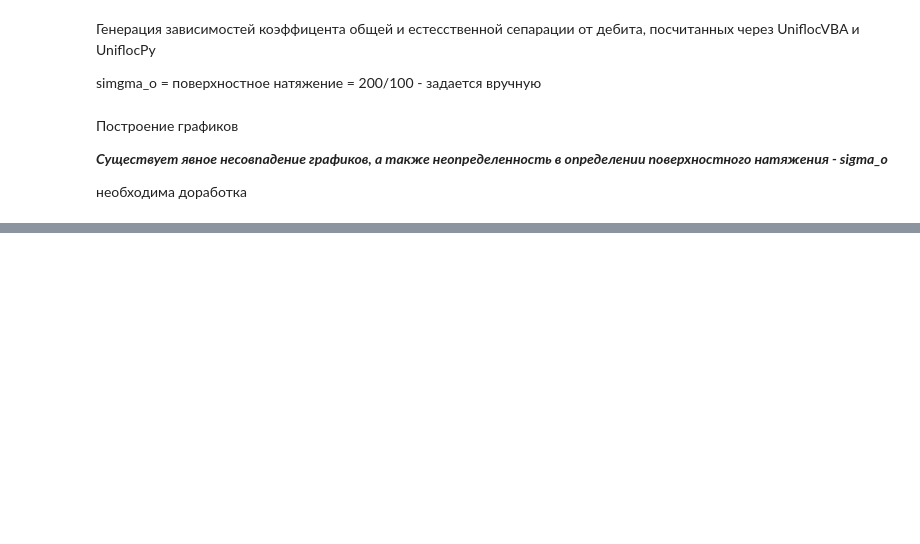
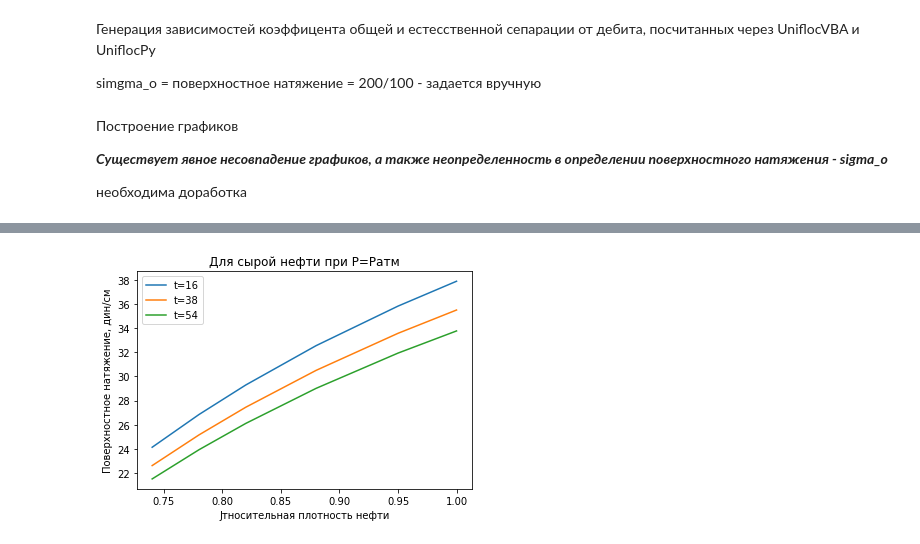
Before and after one commit to unifloc/unifloc_py, a Jupyter notebook: uSep/compare_vba_py.ipynb, the cells around one changed output, grey strips where cells are left out. Saved outputs shown, nothing was run; the diff lists cells and outputs as text; code cells hidden in the pictures; blank space fills up the shorter version.

Commit message:
Добавлено поверхностное натяжение из VBA и справочника, построены графики и примеры

```diff
--- a/uSep/compare_vba_py.ipynb
+++ b/uSep/compare_vba_py.ipynb
@@ -107,0 +169,13 @@ plt.show()
+# %%
+gamma_oil=np.asarray([1, 0.95, 0.88,0.82, 0.78, 0.74])
+plt.plot(gamma_oil,sigma_od(16,gamma_oil),label='t=16')
+plt.plot(gamma_oil,sigma_od(38,gamma_oil),label='t=38')
+plt.plot(gamma_oil,sigma_od(54,gamma_oil),label='t=54')
+#plt.plot(data['Q'],data['Общая сепарация'],label='totalsep_vba')
+plt.ylabel('Поверхностное натяжение, дин/см')
+plt.xlabel('Jтносительная плотность нефти')
+plt.title('Для сырой нефти при Р=Ратм')
+plt.legend()
+plt.show()
+# %% [output]
+[figure, added]
```
Also changed, not shown: parts of 7 cells of this notebook.
